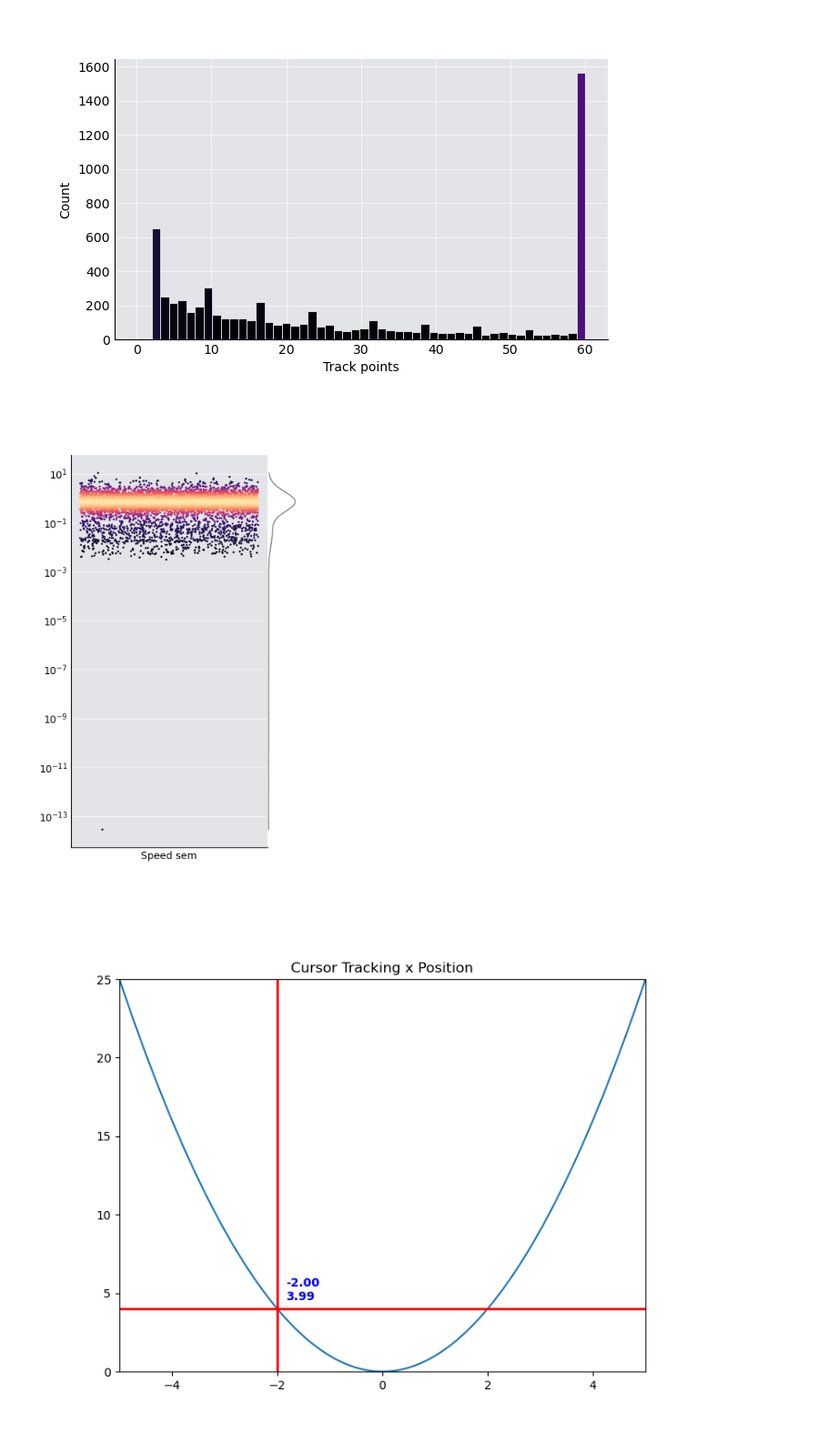
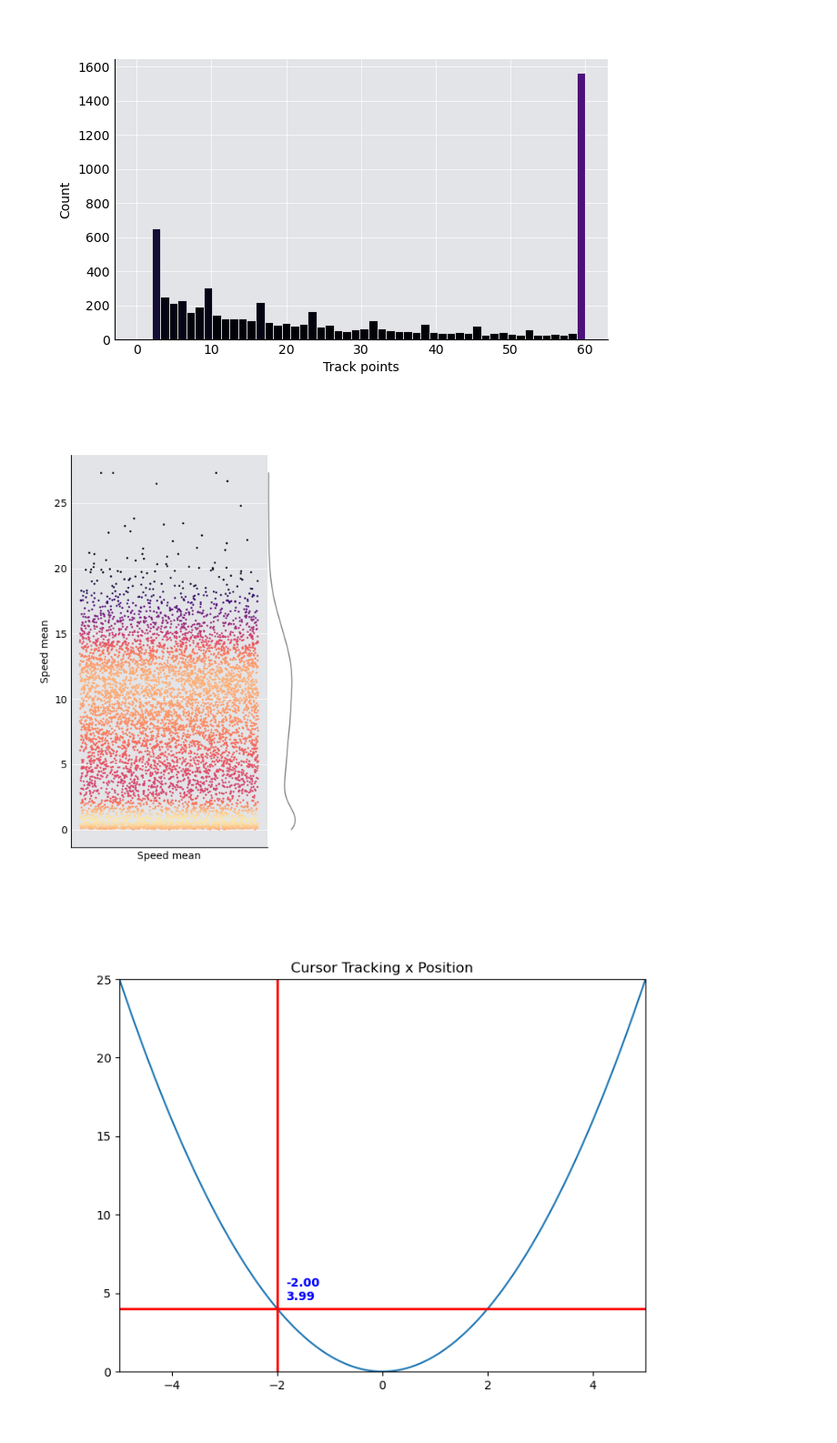
Before and after one commit to BranislavModriansky/Peregrin, a Jupyter notebook: lib/peregrin/Z_sketches/filter_computations.ipynb, the cells around one changed output. Shown at 91% size. Cells and saved outputs as stored; diff of their text form; code cells hidden in the pictures.

```diff
--- a/lib/peregrin/Z_sketches/filter_computations.ipynb
+++ b/lib/peregrin/Z_sketches/filter_computations.ipynb
@@ -421,7 +421,7 @@ def threshold_selector_demo(
         interactive=True,
         drag_from_anywhere=True,
         props=dict(
-            alpha=0.25,
+            alpha=0.2,
             facecolor="#7E7EE9",
             zorder=2
         ),
@@ -540,10 +540,11 @@ def violin_span_selector(
     kde_line, = ax_right.plot(y_dens, y_grid, color="grey", lw=1, zorder=2)
     ax_right.set_axis_off()
 
-    # --- hidden LINEAR proxy axis that hosts the SpanSelector ---------------
-    # In log mode the selector works in log10 space so that dragging the whole
-    # span moves both edges by an equal amount in log space (preserving width).
     ax_sel = ax.twinx()
+    # twinx() copies the ORIGINAL axes bounds (before the divider shrank ax),
+    # so the selector overlay bled into the marginal KDE axes. Attaching the
+    # same axes locator keeps ax_sel exactly on top of the main axes only.
+    ax_sel.set_axes_locator(ax.get_axes_locator())
     ax_sel.set_navigate(False)
     ax_sel.set_axis_off()
 
@@ -662,38 +663,37 @@ def violin_span_selector(
         onselect,
         "vertical",
         useblit=True,
         interactive=True,
         drag_from_anywhere=True,
         props=dict(
-            alpha=0.25,
+            alpha=0.2,
             facecolor="#7E7EE9",
             zorder=4,
         ),
         handle_props=dict(
             lw=1.25,
             color="#002fff",
             zorder=99999,
         ),
     )
 
     # keep references alive so the widget survives across cells
     fig._span_selector = span
     fig._ax = ax
     violin_span_selector.selection = selection
 
     plt.show()
 
     return selection
 
 
 selection = violin_span_selector(
     df,
-    metric="Speed sem",
-    kde_bw=0.5,
-    log=True
+    metric="Speed mean",
+    # log=True
 )
 # %% [output]
-[figure, old version]
+[figure, new version]
 # %%
 import matplotlib.pyplot as plt
 import numpy as np
```
Also changed, not shown: 1 other file.
